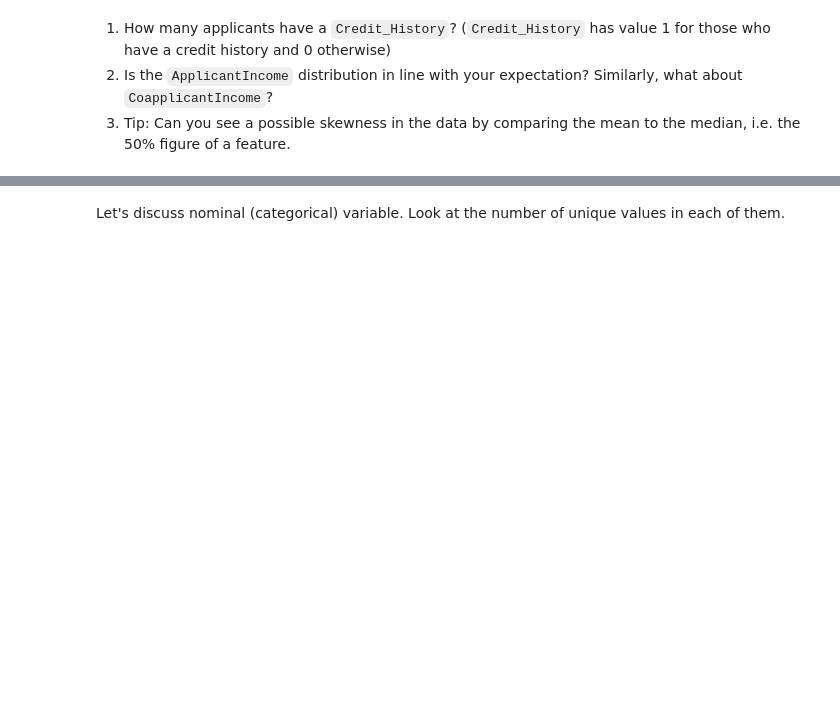
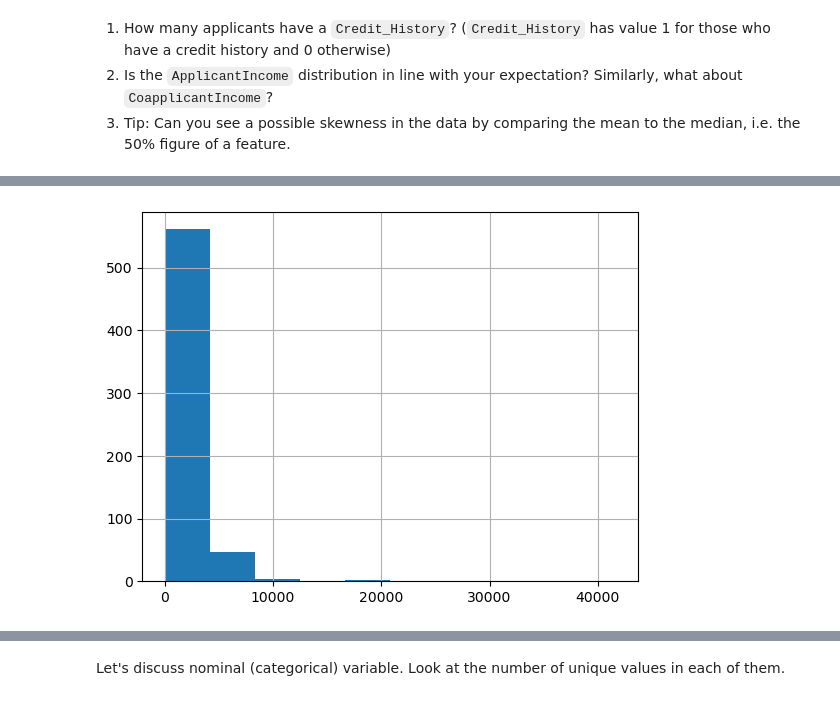
Before and after one commit to jaimin6535/Deployment, a Jupyter notebook: notebooks/instructions.ipynb, the cells around one changed output, grey strips where cells are left out. Cells and saved outputs as stored; diff of their text form; code cells hidden in the pictures; blank space fills up the shorter version.

```diff
--- a/notebooks/instructions.ipynb
+++ b/notebooks/instructions.ipynb
@@ -138,0 +118,5 @@ Median:  1188.5
+# %%
+df['CoapplicantIncome'].hist()
+plt.show()
+# %% [output]
+[figure, added]
```
Also changed, not shown: parts of 75 cells of this notebook.
